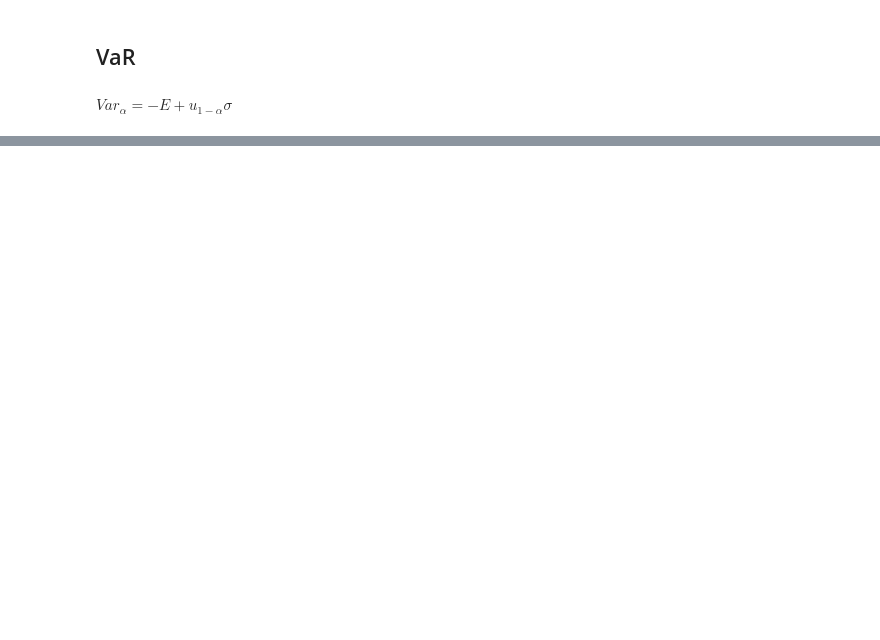
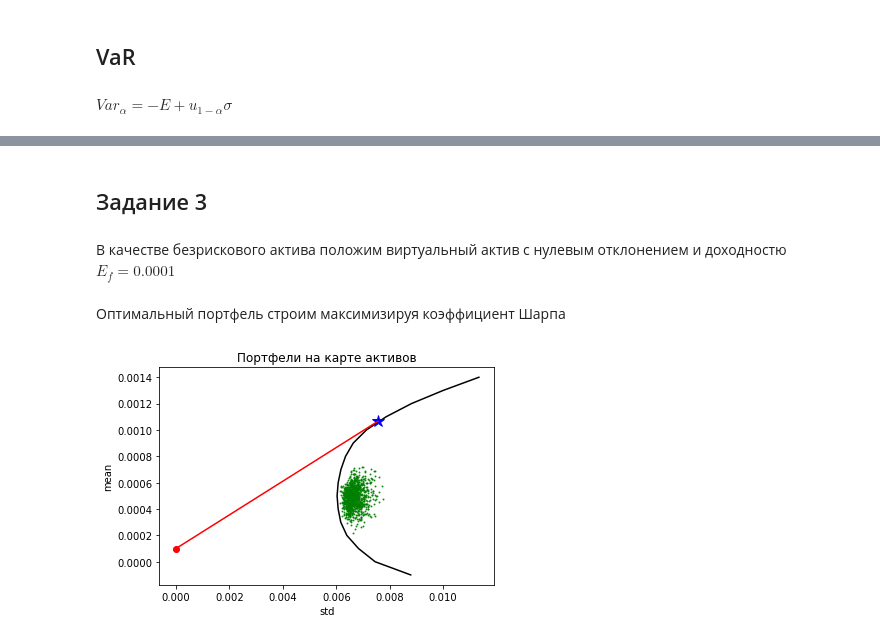
Before and after one commit to RIZARUBINA/Finance, a Jupyter notebook: Lab2_draft.ipynb, the cells around one changed output, grey strips where cells are left out. Drawn from its saved outputs; the diff is of its cells as text; code cells hidden in the pictures; blank space fills up the shorter version.

```diff
--- a/Lab2_draft.ipynb
+++ b/Lab2_draft.ipynb
@@ -124,0 +137,28 @@ Var
+# %% [markdown]
+## Задание 3
+# %% [markdown]
+В качестве безрискового актива положим виртуальный актив с нулевым отклонением и доходностю $E_f = 0.0001$
+# %%
+Ef = 0.0001
+max_sharpe = fs.make_opt_portfolio_by_sharpe_ratio(R_mean, C, Ef)
+r_sharp,std_sharp  = fs.portfolio_performance(max_sharpe.x, R_mean,C)
+# %% [markdown]
+Оптимальный портфель строим максимизируя коэффициент Шарпа
+# %%
+n_portfolios = 1000
+means, stds = np.column_stack([
+    fs.random_portfolio(portfolio_R) for _ in range(n_portfolios)
+])
+plt.plot(stds, means, 'o', markersize=1, alpha=0.8, color='g')
+
+
+plt.plot(  efficient_portfolios_sol.T[0], efficient_portfolios_sol.T[1], linestyle='-', color='black', label='efficient frontier')
+plt.plot(std_sharp, r_sharp, 'b*',markersize=12)
+plt.scatter(0,risk_free_rate, c='r')
+plt.plot( [0,std_sharp], [risk_free_rate, r_sharp],linestyle='-', color='r',)
+plt.xlabel('std')
+plt.ylabel('mean')
+plt.title('Портфели на карте активов')
+plt.show()
+# %% [output]
+[figure, added]
```
Also changed, not shown: parts of 10 cells of this notebook, 1 other file.
